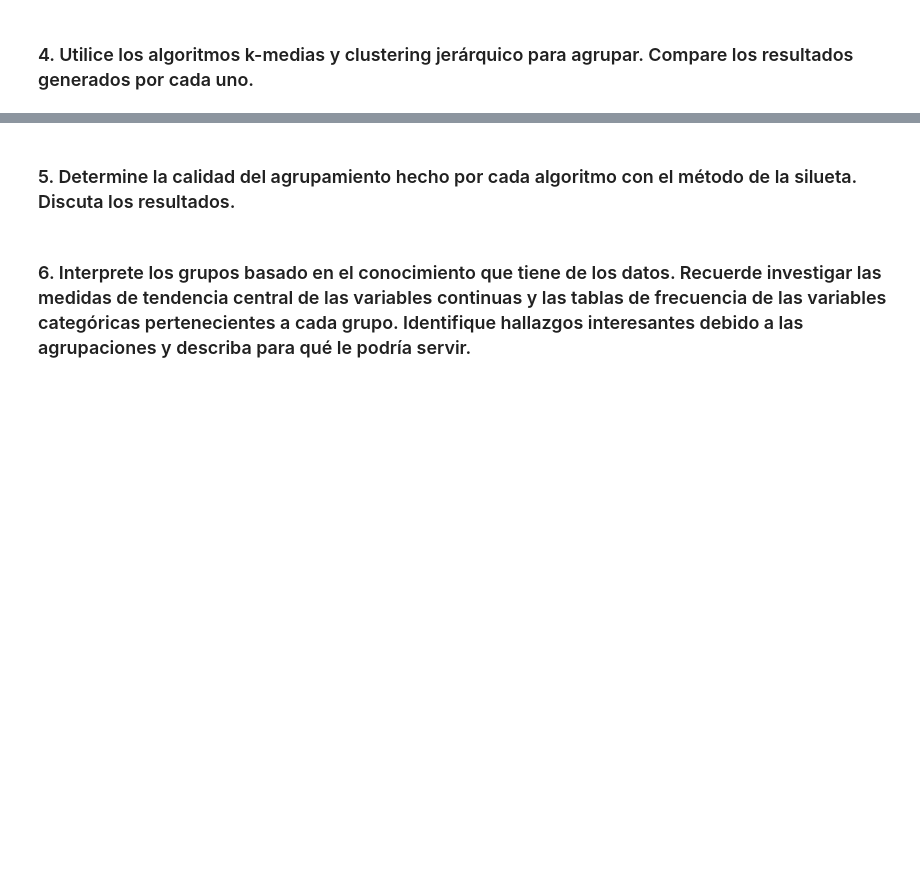
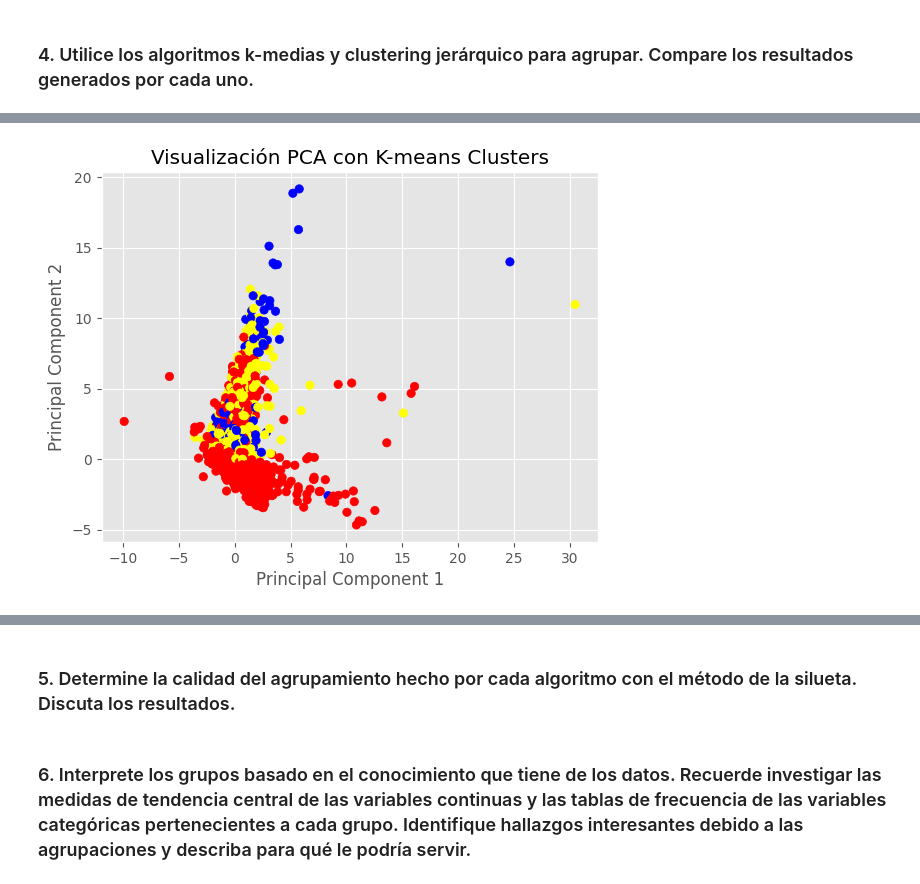
Before and after one commit to bl33h/moviesClustering, a Jupyter notebook: movies.ipynb, the cells around one changed output, grey strips where cells are left out. Drawn from its saved outputs; the diff is of its cells as text; code cells hidden in the pictures; blank space fills up the shorter version.

```diff
--- a/movies.ipynb
+++ b/movies.ipynb
@@ -95,0 +161,22 @@ A criterio propio y considerando tanto el tipo de dato de cada una de las variab
+# %%
+from sklearn.decomposition import PCA
+from sklearn.preprocessing import StandardScaler
+from matplotlib.colors import ListedColormap
+
+scaler = StandardScaler()
+df_scaled = scaler.fit_transform(features)
+
+pca = PCA(n_components=2)
+df_pca = pca.fit_transform(df_scaled)
+
+cluster_colors = {0: 'red', 1: 'blue', 2: 'yellow'}
+cmap = ListedColormap([cluster_colors[label] for label in range(len(cluster_colors))])
+
+
+plt.scatter(df_pca[:, 1], df_pca[:, 0], c=km.labels_, cmap=cmap)
+plt.title('Visualización PCA con K-means Clusters')
+plt.xlabel('Principal Component 1')
+plt.ylabel('Principal Component 2')
+plt.show()
+# %% [output]
+[figure, added]
```
Also changed, not shown: parts of 13 cells of this notebook.
